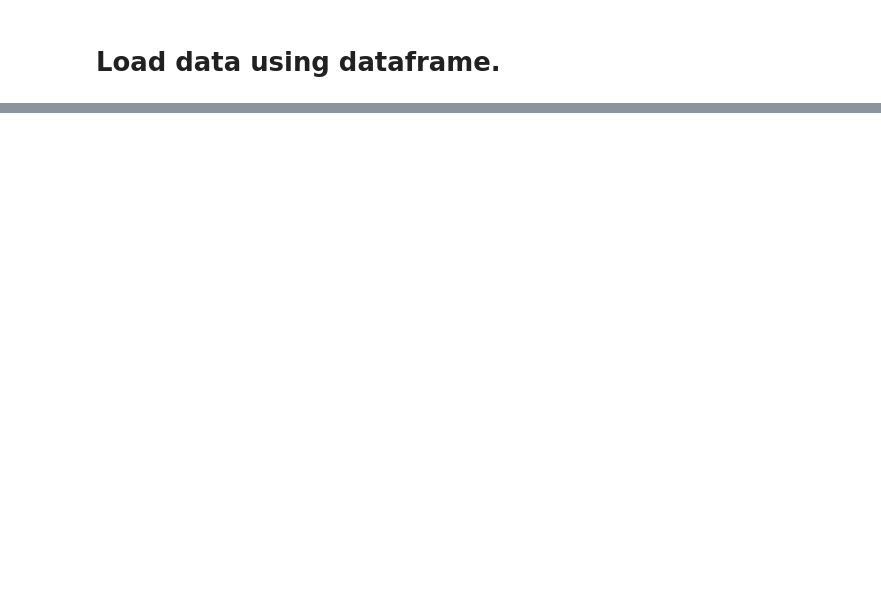
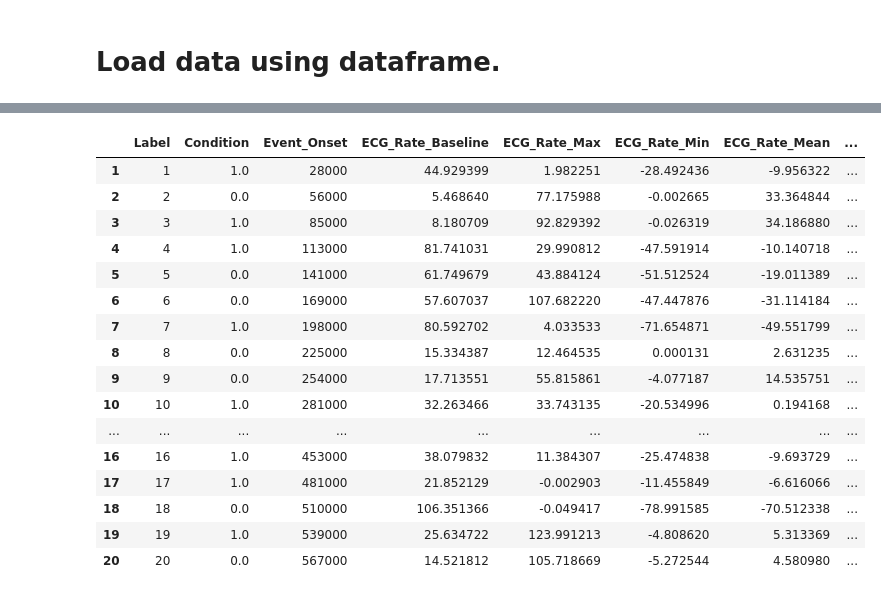
Before and after one commit to Daniel-Agostinho/Universidade_Verao_24, a Jupyter notebook: visualization.ipynb, the cells around one changed output, grey strips where cells are left out. Saved outputs shown, nothing was run; the diff lists cells and outputs as text; code cells hidden in the pictures; blank space fills up the shorter version.

```diff
--- a/visualization.ipynb
+++ b/visualization.ipynb
@@ -98,0 +172,35 @@ averages
+# %%
+epochs=[]
+
+# Process the data for event-related analysis
+df, info = nk.bio_process(ecg=signals['ECG_Clean'], sampling_rate=1000)
+
+
+events = nk.events_find(data["Trigger"], threshold=-1.0, event_conditions=trigger_values.values, threshold_keep='above')
+
+epochs = nk.epochs_create(signals, events, sampling_rate=1000, epochs_start=-2.0, epochs_end=6.0)
+
+# Analyze
+analyze_epochs = nk.ecg_analyze(epochs, sampling_rate=1000)
+
+# Get a dataframe with all the results
+
+analyze_epochs
+# %% [output]
+|  | Label | Condition | Event_Onset | ECG_Rate_Baseline | ECG_Rate_Max | ECG_Rate_Min | ECG_Rate_Mean | ... |
+| 1 | 1 | 1.0 | 28000 | 44.929399 | 1.982251 | -28.492436 | -9.956322 | ... |
+| 2 | 2 | 0.0 | 56000 | 5.468640 | 77.175988 | -0.002665 | 33.364844 | ... |
+| 3 | 3 | 1.0 | 85000 | 8.180709 | 92.829392 | -0.026319 | 34.186880 | ... |
+| 4 | 4 | 1.0 | 113000 | 81.741031 | 29.990812 | -47.591914 | -10.140718 | ... |
+| 5 | 5 | 0.0 | 141000 | 61.749679 | 43.884124 | -51.512524 | -19.011389 | ... |
+| 6 | 6 | 0.0 | 169000 | 57.607037 | 107.682220 | -47.447876 | -31.114184 | ... |
+| 7 | 7 | 1.0 | 198000 | 80.592702 | 4.033533 | -71.654871 | -49.551799 | ... |
+| 8 | 8 | 0.0 | 225000 | 15.334387 | 12.464535 | 0.000131 | 2.631235 | ... |
+| 9 | 9 | 0.0 | 254000 | 17.713551 | 55.815861 | -4.077187 | 14.535751 | ... |
+| 10 | 10 | 1.0 | 281000 | 32.263466 | 33.743135 | -20.534996 | 0.194168 | ... |
+| ... | ... | ... | ... | ... | ... | ... | ... | ... |
+| 16 | 16 | 1.0 | 453000 | 38.079832 | 11.384307 | -25.474838 | -9.693729 | ... |
+| 17 | 17 | 1.0 | 481000 | 21.852129 | -0.002903 | -11.455849 | -6.616066 | ... |
+| 18 | 18 | 0.0 | 510000 | 106.351366 | -0.049417 | -78.991585 | -70.512338 | ... |
+| 19 | 19 | 1.0 | 539000 | 25.634722 | 123.991213 | -4.808620 | 5.313369 | ... |
+| 20 | 20 | 0.0 | 567000 | 14.521812 | 105.718669 | -5.272544 | 4.580980 | ... |
```
Also changed, not shown: parts of 11 cells of this notebook.
